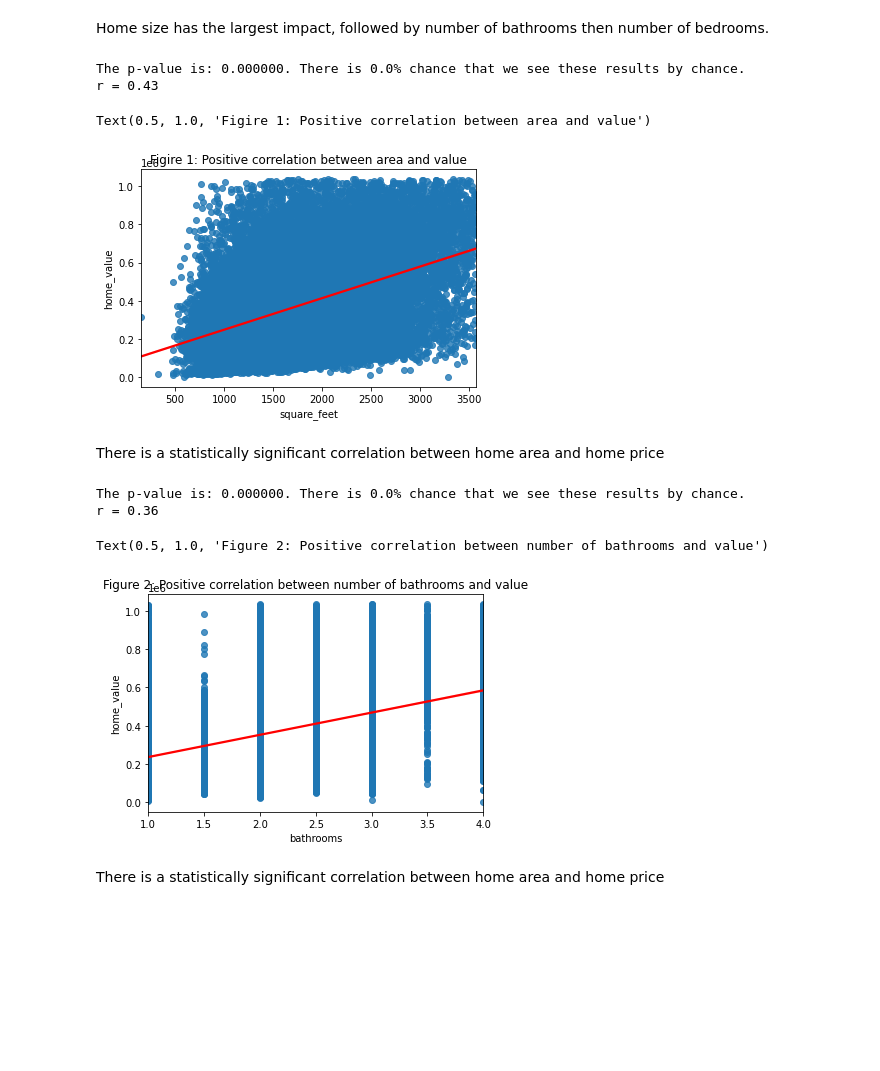
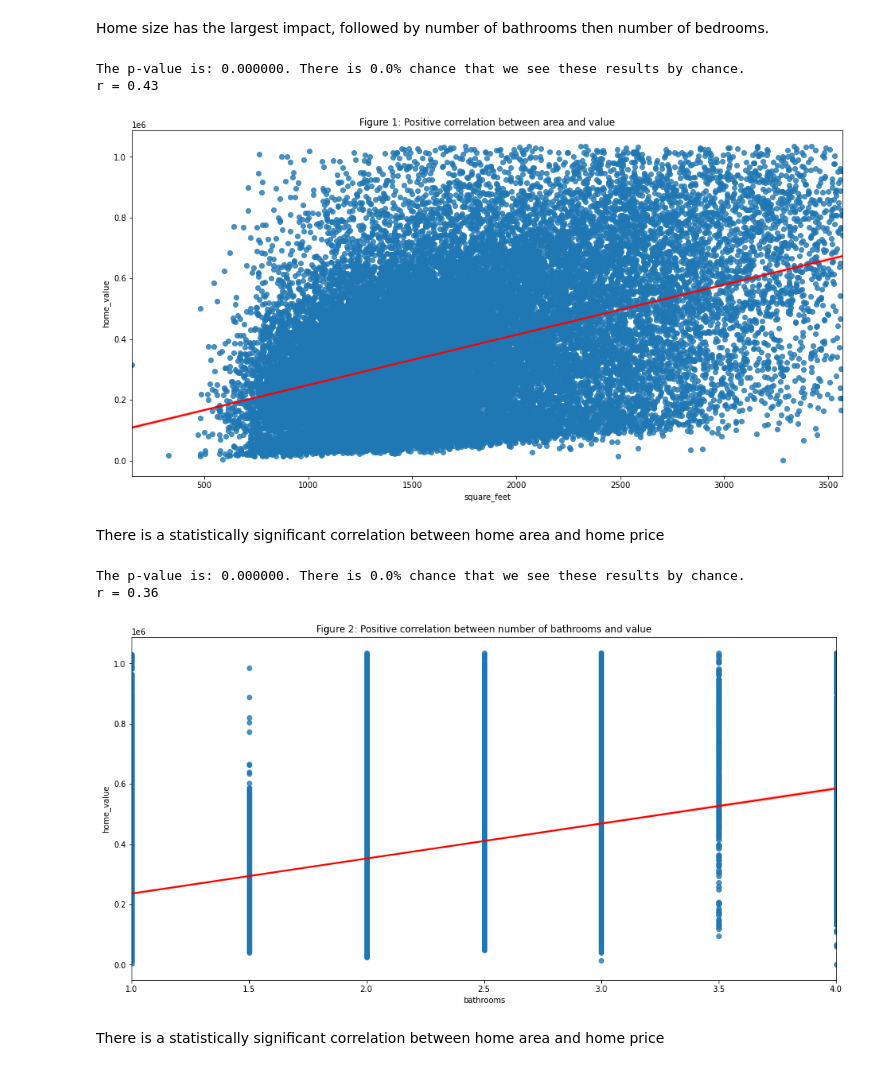
Before and after one commit to Jared-Godar/regression-project, a Jupyter notebook: zillo-report.ipynb, the cells around one changed output. Cells and saved outputs as stored; diff of their text form; code cells hidden in the pictures; blank space fills up the shorter version.

```diff
--- a/zillo-report.ipynb
+++ b/zillo-report.ipynb
@@ -88,23 +112,23 @@ Home size has the largest impact, followed by number of bathrooms then number of
 # %%
+plt.figure(figsize=(16,8))
 eval_model.correlation_exploration(train, 'square_feet', 'home_value')
-
-plt.title('Figure 1: Positive correlation between area and value')
+plt.title('Figure 1: Positive correlation between area and value');
 # %% [output]
 The p-value is: 0.000000. There is 0.0% chance that we see these results by chance.
 r = 0.43
-Text(0.5, 1.0, 'Figire 1: Positive correlation between area and value')
-[figure, old version]
+[figure, new version]
 # %% [markdown]
 There is a statistically significant correlation between home area and home price
 # %%
+plt.figure(figsize=(16,8))
+
 eval_model.correlation_exploration(train, 'bathrooms', 'home_value')
 
-plt.title('Figure 2: Positive correlation between number of bathrooms and value')
+plt.title('Figure 2: Positive correlation between number of bathrooms and value');
 # %% [output]
 The p-value is: 0.000000. There is 0.0% chance that we see these results by chance.
 r = 0.36
-Text(0.5, 1.0, 'Figure 2: Positive correlation between number of bathrooms and value')
-[figure, old version]
+[figure, new version]
 # %% [markdown]
 There is a statistically significant correlation between home area and home price
 # %%
```
Also changed, not shown: parts of 17 cells of this notebook, 2 other files.
